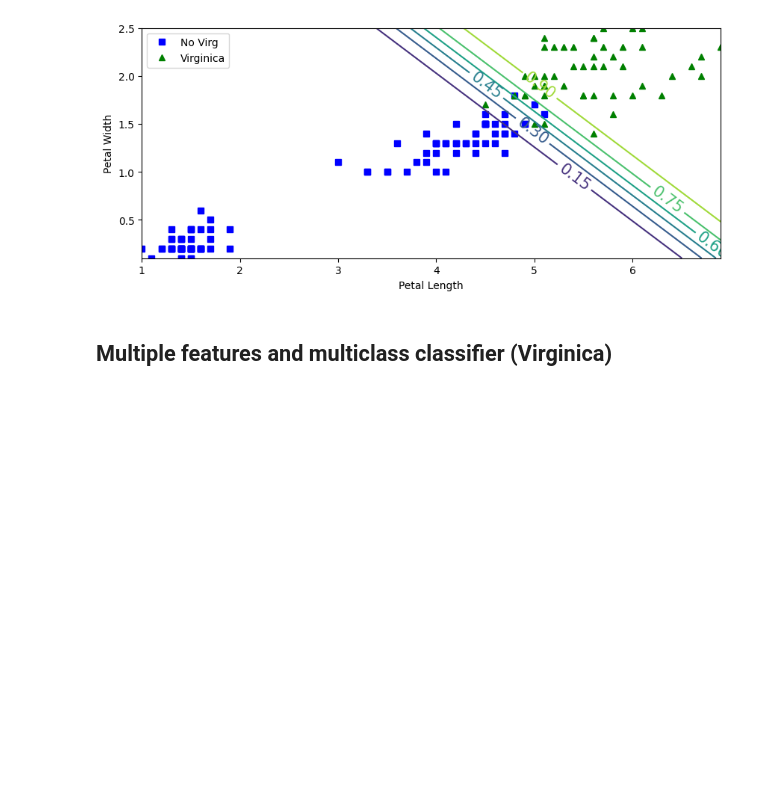
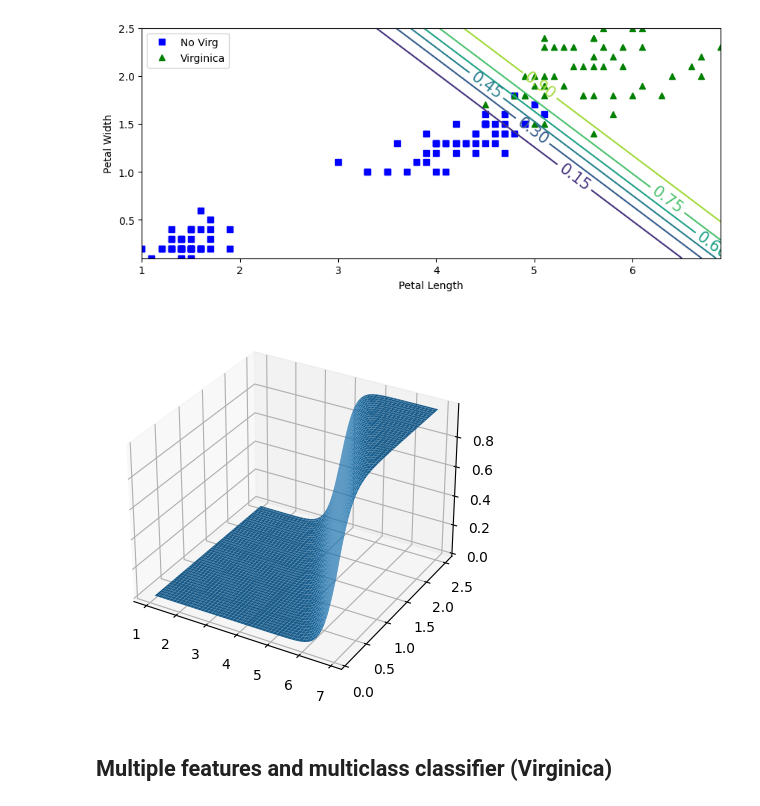
Before and after one commit to ITM-AI/2-logistic-regression, a Jupyter notebook: logistic-regressor.ipynb, the cells around one changed output. Saved outputs shown, nothing was run; the diff lists cells and outputs as text; code cells hidden in the pictures; blank space fills up the shorter version.

```diff
--- a/logistic-regressor.ipynb
+++ b/logistic-regressor.ipynb
@@ -176,6 +176,11 @@ plt.legend()
 plt.show()
 # %% [output]
 [figure]
+# %%
+fig, ax =plt.subplots(subplot_kw={"projection": "3d"})
+surf = ax.plot_surface(x0,x1,zz)
+# %% [output]
+[figure, added]
 # %% [markdown]
 ## Multiple features and multiclass classifier (Virginica)
 # %%
```
Also changed, not shown: parts of 4 cells of this notebook, 14 other files.
